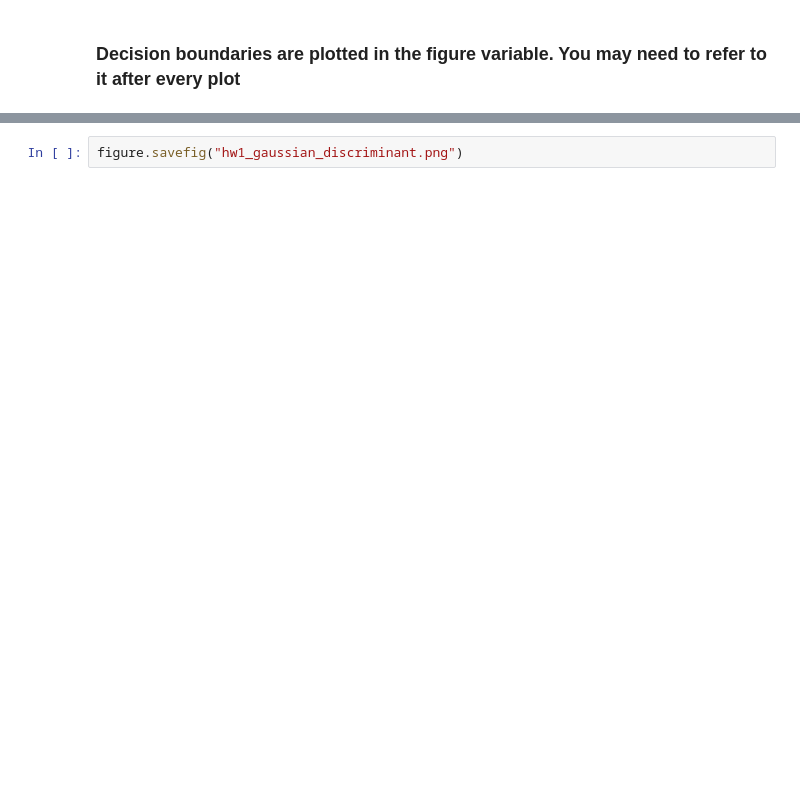
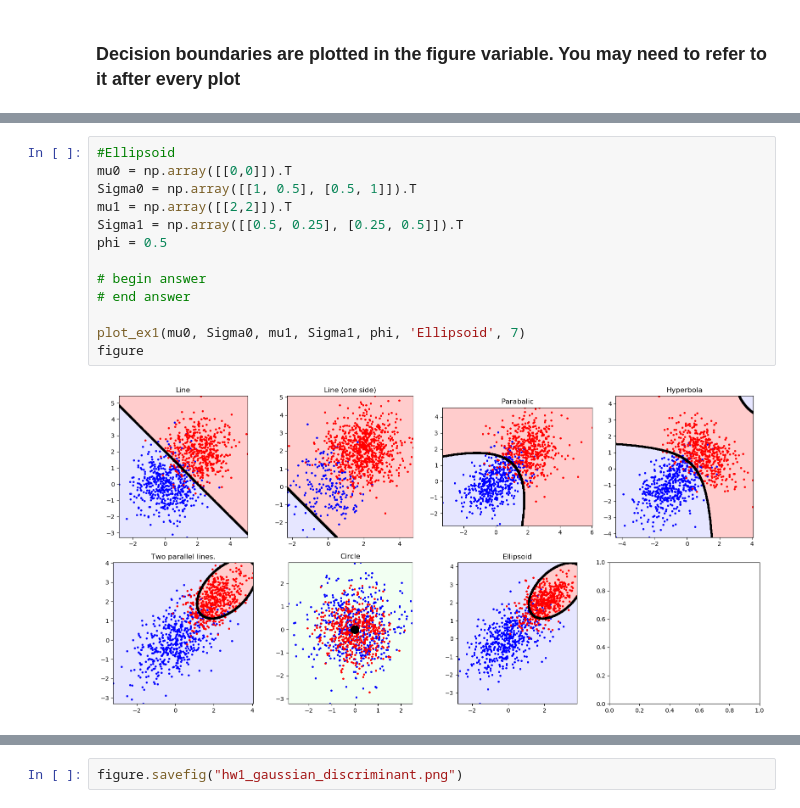
Before and after one commit to Basasuya/CD_ML_assigments, a Jupyter notebook: assignment1/ml2018winter_hw1/gaussian_discriminant/run.ipynb, the cells around one changed output, grey strips where cells are left out. Cells and saved outputs as stored; diff of their text form; blank space fills up the shorter version.

```diff
--- a/assignment1/ml2018winter_hw1/gaussian_discriminant/run.ipynb
+++ b/assignment1/ml2018winter_hw1/gaussian_discriminant/run.ipynb
@@ -128 +117,16 @@ figure
+# %%
+#Ellipsoid
+mu0 = np.array([[0,0]]).T
+Sigma0 = np.array([[1, 0.5], [0.5, 1]]).T
+mu1 = np.array([[2,2]]).T
+Sigma1 = np.array([[0.5, 0.25], [0.25, 0.5]]).T
+phi = 0.5
+
+# begin answer
+# end answer
+
+plot_ex1(mu0, Sigma0, mu1, Sigma1, phi, 'Ellipsoid', 7)
+figure
+# %% [output]
+[figure, added]
 # %%
```
Also changed, not shown: parts of 9 cells of this notebook, 3 other files.
